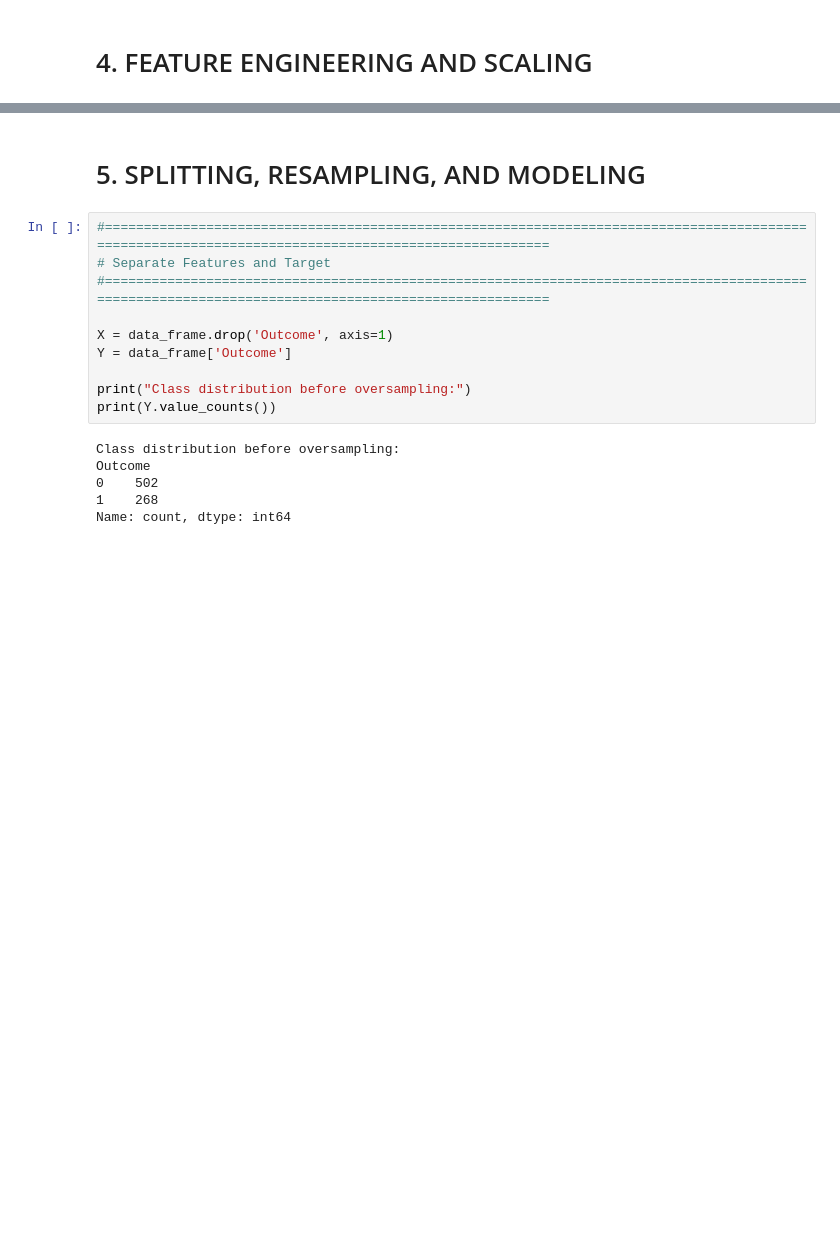
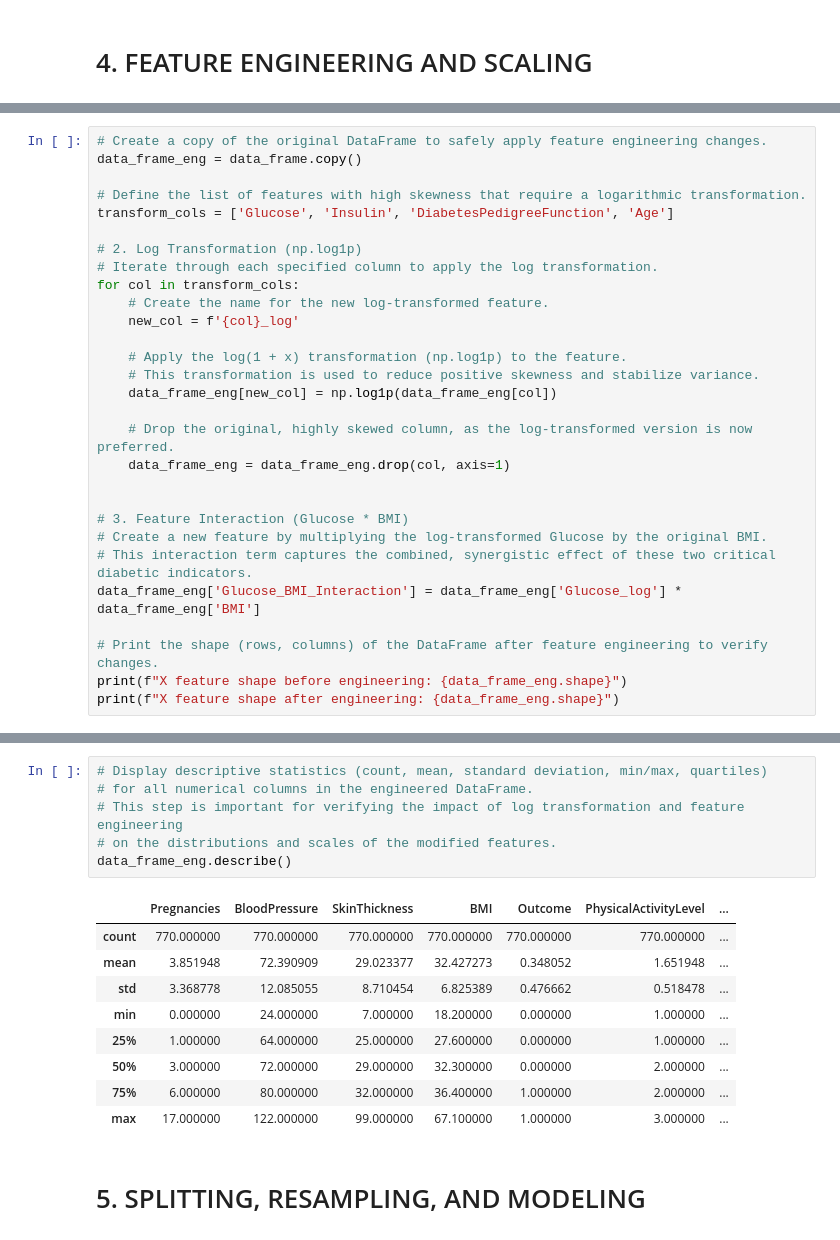
Before and after one commit to NikhilRana2076/Diabetes_prediction, a Jupyter notebook: Diabetis_(2).ipynb, the cells around one changed output, grey strips where cells are left out. Cells and saved outputs as stored; diff of their text form; blank space fills up the shorter version.

```diff
--- a/Diabetis_(2).ipynb
+++ b/Diabetis_(2).ipynb
@@ -473,0 +645,29 @@ data_frame.describe()
+# %%
+# Create a copy of the original DataFrame to safely apply feature engineering changes.
+data_frame_eng = data_frame.copy()
+
+# Define the list of features with high skewness that require a logarithmic transformation.
+transform_cols = ['Glucose', 'Insulin', 'DiabetesPedigreeFunction', 'Age']
+
+# 2. Log Transformation (np.log1p)
+# Iterate through each specified column to apply the log transformation.
+for col in transform_cols:
+    # Create the name for the new log-transformed feature.
+    new_col = f'{col}_log'
+
+    # Apply the log(1 + x) transformation (np.log1p) to the feature.
+    # This transformation is used to reduce positive skewness and stabilize variance.
+    data_frame_eng[new_col] = np.log1p(data_frame_eng[col])
+
+    # Drop the original, highly skewed column, as the log-transformed version is now preferred.
+    data_frame_eng = data_frame_eng.drop(col, axis=1)
+
+
+# 3. Feature Interaction (Glucose * BMI)
+# Create a new feature by multiplying the log-transformed Glucose by the original BMI.
+# This interaction term captures the combined, synergistic effect of these two critical diabetic indicators.
+data_frame_eng['Glucose_BMI_Interaction'] = data_frame_eng['Glucose_log'] * data_frame_eng['BMI']
+
+# Print the shape (rows, columns) of the DataFrame after feature engineering to verify changes.
+print(f"X feature shape before engineering: {data_frame_eng.shape}")
+print(f"X feature shape after engineering: {data_frame_eng.shape}")
@@ -474,18 +702,18 @@ data_frame.describe()
+# %%
+# Display descriptive statistics (count, mean, standard deviation, min/max, quartiles)
+# for all numerical columns in the engineered DataFrame.
+# This step is important for verifying the impact of log transformation and feature engineering
+# on the distributions and scales of the modified features.
+data_frame_eng.describe()
+# %% [output]
+|  | Pregnancies | BloodPressure | SkinThickness | BMI | Outcome | PhysicalActivityLevel | ... |
+| count | 770.000000 | 770.000000 | 770.000000 | 770.000000 | 770.000000 | 770.000000 | ... |
+| mean | 3.851948 | 72.390909 | 29.023377 | 32.427273 | 0.348052 | 1.651948 | ... |
+| std | 3.368778 | 12.085055 | 8.710454 | 6.825389 | 0.476662 | 0.518478 | ... |
+| min | 0.000000 | 24.000000 | 7.000000 | 18.200000 | 0.000000 | 1.000000 | ... |
+| 25% | 1.000000 | 64.000000 | 25.000000 | 27.600000 | 0.000000 | 1.000000 | ... |
+| 50% | 3.000000 | 72.000000 | 29.000000 | 32.300000 | 0.000000 | 2.000000 | ... |
+| 75% | 6.000000 | 80.000000 | 32.000000 | 36.400000 | 1.000000 | 2.000000 | ... |
+| max | 17.000000 | 122.000000 | 99.000000 | 67.100000 | 1.000000 | 3.000000 | ... |
 # %% [markdown]
 # 5. SPLITTING, RESAMPLING, AND MODELING
-# %%
-#====================================================================================================================================================
-# Separate Features and Target
-#====================================================================================================================================================
-
-X = data_frame.drop('Outcome', axis=1)
-Y = data_frame['Outcome']
-
-print("Class distribution before oversampling:")
-print(Y.value_counts())
-# %% [output]
-Class distribution before oversampling:
-Outcome
-0    502
-1    268
-Name: count, dtype: int64
```
Also changed, not shown: parts of 151 cells of this notebook, 11 other files.
